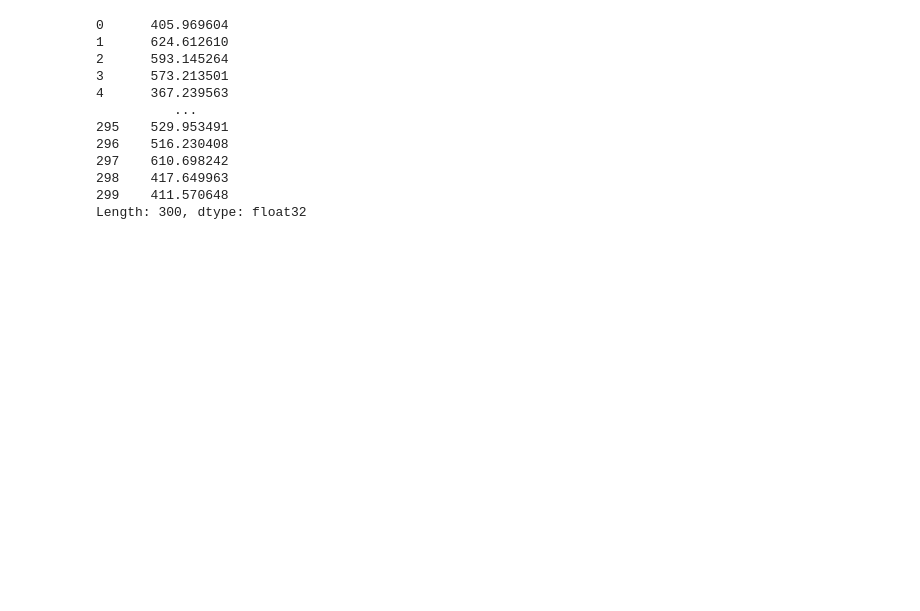
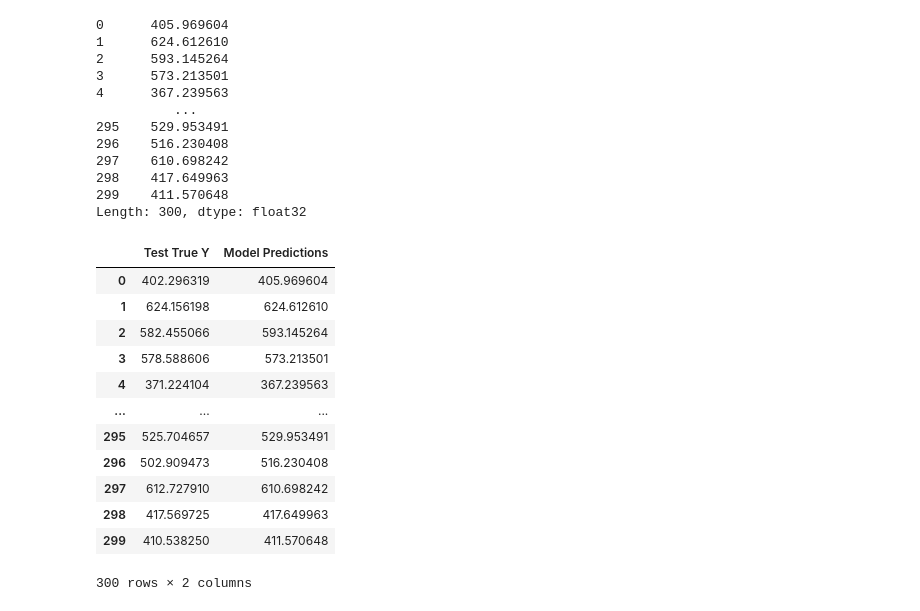
Before and after one commit to bartdob/ML, a Jupyter notebook: fakeDataFeat.ipynb, the cells around one changed output. Drawn from its saved outputs; the diff is of its cells as text; code cells hidden in the pictures; blank space fills up the shorter version.

```diff
--- a/fakeDataFeat.ipynb
+++ b/fakeDataFeat.ipynb
@@ -145,3 +144,25 @@ test_predictions
 298    417.649963
 299    411.570648
 Length: 300, dtype: float32
+# %%
+pred_df = pd.DataFrame(y_test, columns=['Test True Y'])
+# %%
+pred_df = pd.concat([pred_df, test_predictions], axis=1)
+# %%
+pred_df.columns = ['Test True Y', 'Model Predictions']
+# %%
+pred_df
+# %% [output]
+|  | Test True Y | Model Predictions |
+| 0 | 402.296319 | 405.969604 |
+| 1 | 624.156198 | 624.612610 |
+| 2 | 582.455066 | 593.145264 |
+| 3 | 578.588606 | 573.213501 |
+| 4 | 371.224104 | 367.239563 |
+| ... | ... | ... |
+| 295 | 525.704657 | 529.953491 |
+| 296 | 502.909473 | 516.230408 |
+| 297 | 612.727910 | 610.698242 |
+| 298 | 417.569725 | 417.649963 |
+| 299 | 410.538250 | 411.570648 |
+300 rows × 2 columns
```
Also changed, not shown: parts of 1 cell of this notebook.
